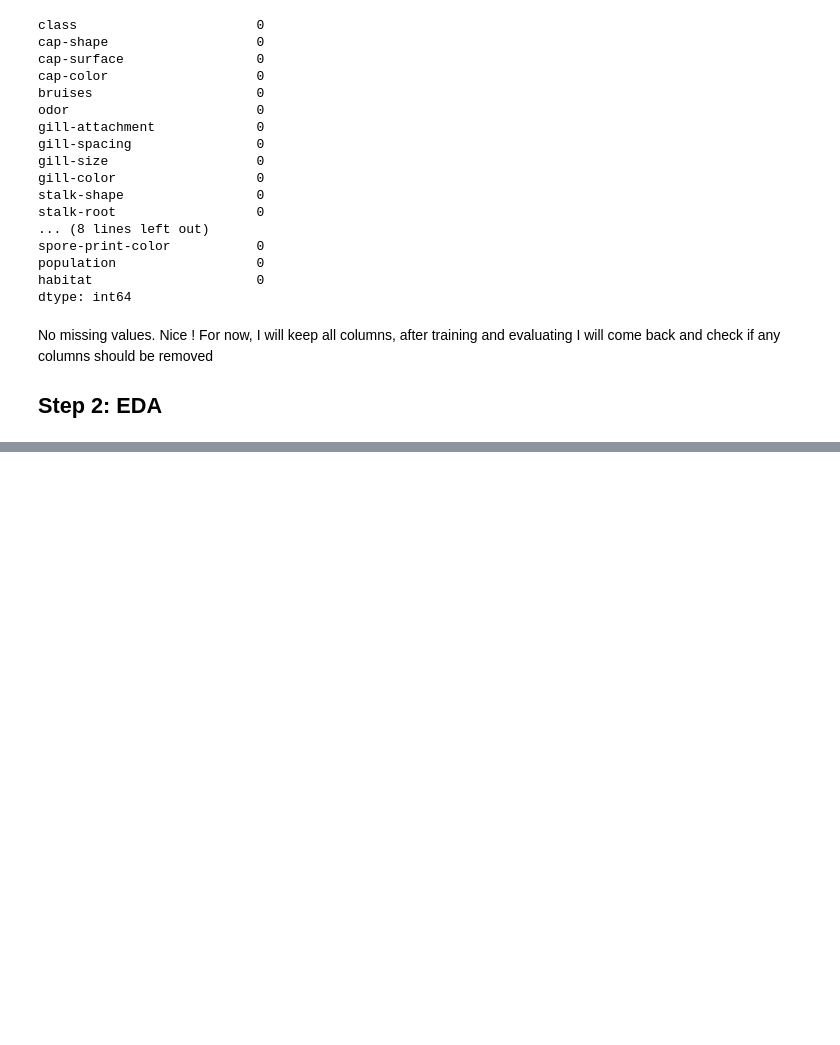
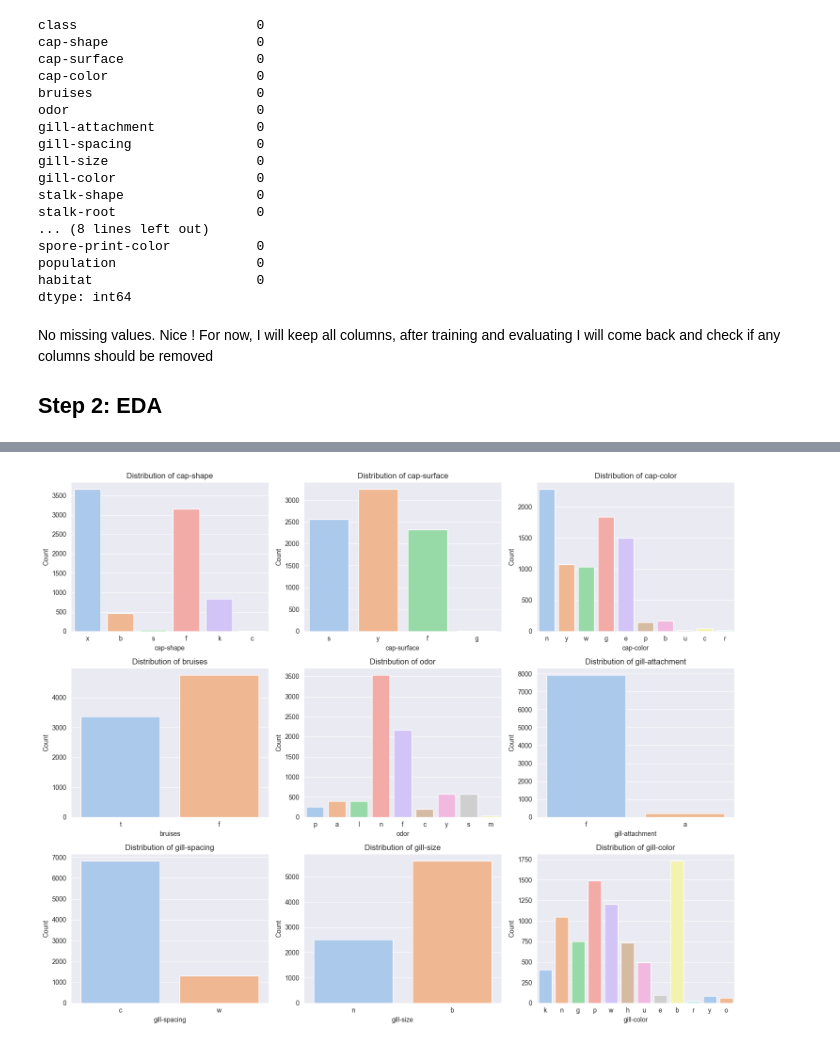
Before and after one commit to GeorgeBonilla-1/MachineLearningAssignments, a Jupyter notebook: notebooks/HW3.ipynb, the cells around one changed output, grey strips where cells are left out. Saved outputs shown, nothing was run; the diff lists cells and outputs as text; code cells hidden in the pictures; blank space fills up the shorter version.

Commit message:
Did some basic EDA.More needs to be added. Need to analyze heatmap to see which features are the most corrrelated with the target variable

```diff
--- a/notebooks/HW3.ipynb
+++ b/notebooks/HW3.ipynb
@@ -139,0 +157,14 @@ For now, I will keep all columns, after training and evaluating I will come back
+# %%
+# Plot distributions for all features
+fig, axes = plt.subplots(3, 3, figsize=(15, 12))
+axes = axes.flatten()
+
+for i, col in enumerate(mushroom_df.columns[1:10]):
+    sns.countplot(x=col, data=mushroom_df, ax=axes[i], palette='pastel')
+    axes[i].set_title(f"Distribution of {col}")
+    axes[i].set_xlabel(col)
+    axes[i].set_ylabel('Count')
+plt.tight_layout()
+plt.show()
+# %% [output]
+[figure, added]
```
Also changed, not shown: parts of 5 cells of this notebook.
